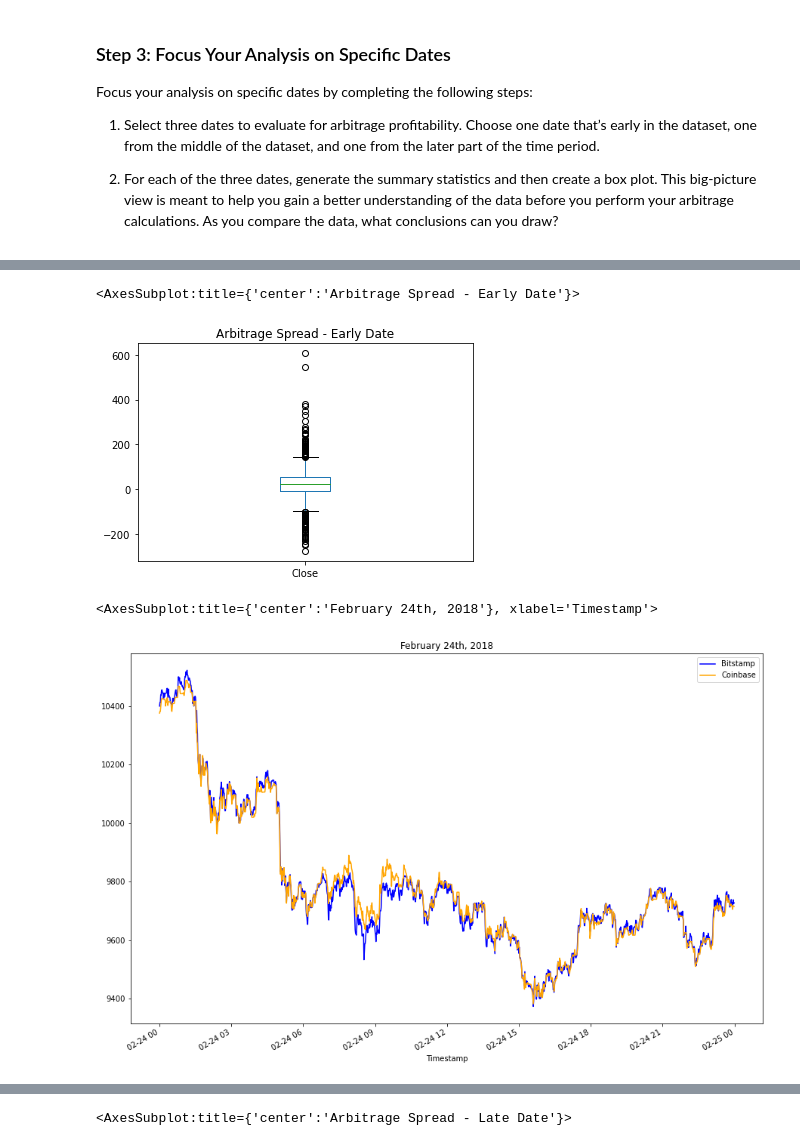
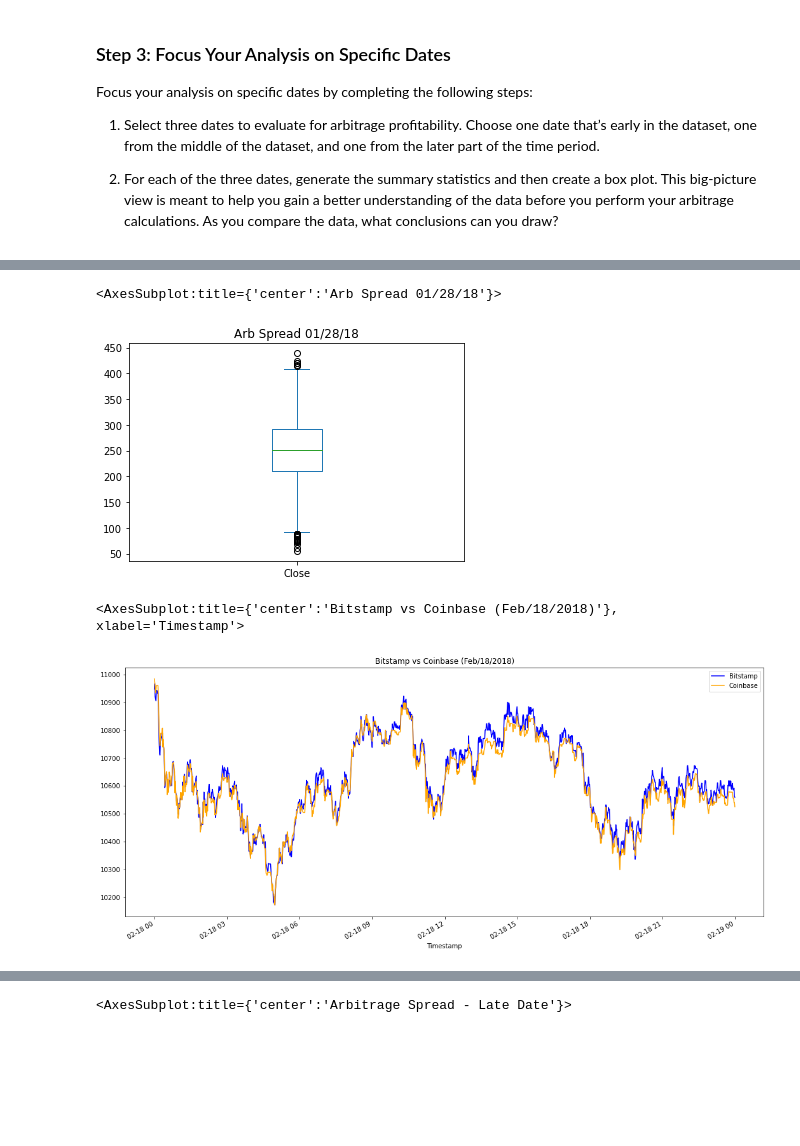
Before and after one commit to Rossjerry/Challenge-3, a Jupyter notebook: crypto_arbitrage.ipynb, the cells around one changed output, grey strips where cells are left out. Drawn from its saved outputs; the diff is of its cells as text; code cells hidden in the pictures; blank space fills up the shorter version.

```diff
--- a/crypto_arbitrage.ipynb
+++ b/crypto_arbitrage.ipynb
@@ -407,17 +410,18 @@ max       606.800000
 Name: Close, dtype: float64
 # %%
 # Visualize the arbitrage spread from early in the dataset in a box plot
-# YOUR CODE HERE
+arbitrage_spread_early.plot(kind="box", legend=True,title="Arb Spread 01/28/18")
 # %% [output]
-<AxesSubplot:title={'center':'Arbitrage Spread - Early Date'}>
+<AxesSubplot:title={'center':'Arb Spread 01/28/18'}>
-[figure, old version]
+[figure, new version]
 # %%
 # Create an overlay plot that visualizes the two dataframes over a period of one day from the middle of the dataset.
 # Be sure that the plots include the parameters `legend`, `figsize`, `title`, `color` and `label`
-# YOUR CODE HERE
+bitstamp_sliced.loc["2018-02-18"].plot(legend=True, figsize=(18, 8), title="Bitstamp vs Coinbase (Feb/18/2018)", color="blue", label="Bitstamp")
+coinbase_sliced.loc["2018-02-18"].plot(legend=True, figsize=(18, 8), color="orange", label="Coinbase")
 # %% [output]
-<AxesSubplot:title={'center':'February 24th, 2018'}, xlabel='Timestamp'>
+<AxesSubplot:title={'center':'Bitstamp vs Coinbase (Feb/18/2018)'}, xlabel='Timestamp'>
-[figure, old version]
+[figure, new version]
 # %%
 # Using the date in the middle that you have selected, calculate the arbitrage spread
 # by subtracting the bitstamp lower closing prices from the coinbase higher closing prices
```
Also changed, not shown: parts of 7 cells of this notebook.
